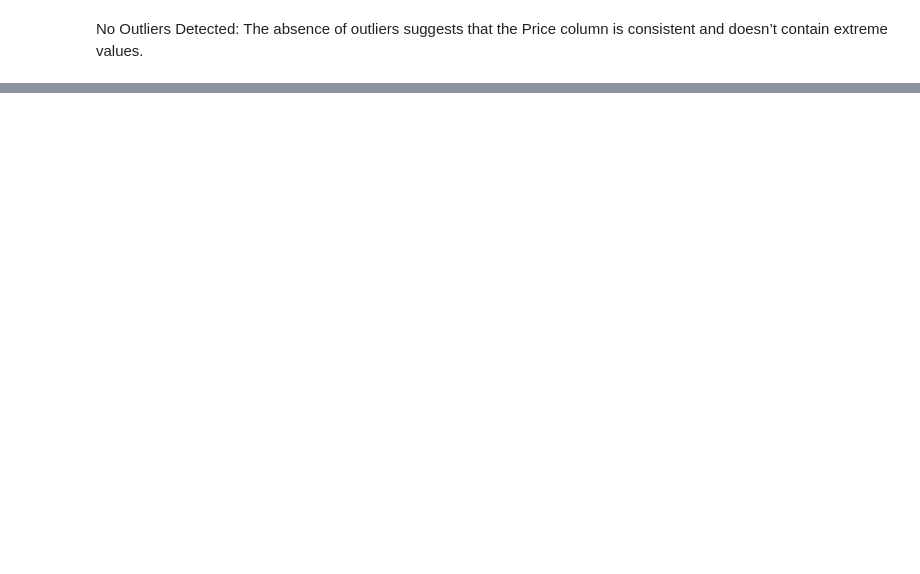
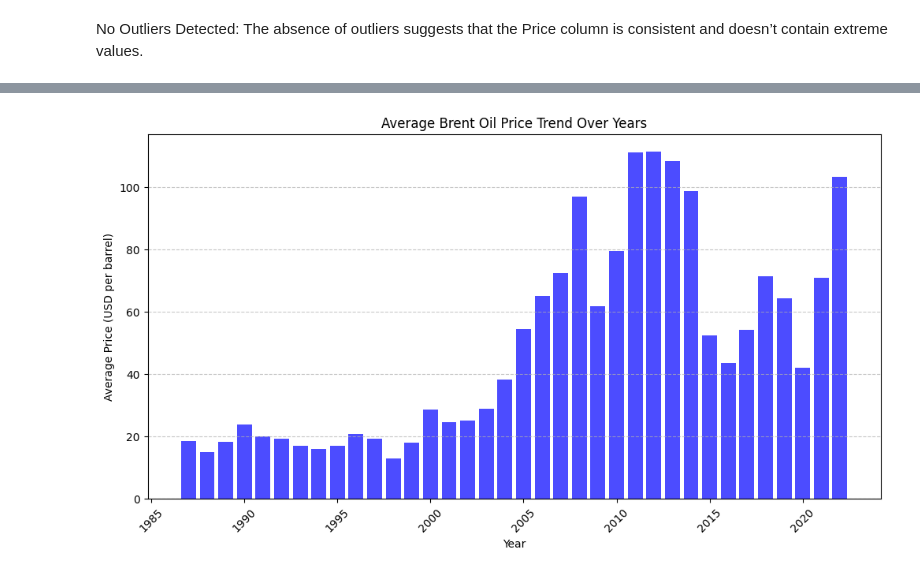
Before and after one commit to dagiteferi/brent-price-change-analysis, a Jupyter notebook: notebooks/eda.ipynb, the cells around one changed output, grey strips where cells are left out. Cells and saved outputs as stored; diff of their text form; code cells hidden in the pictures; blank space fills up the shorter version.

```diff
--- a/notebooks/eda.ipynb
+++ b/notebooks/eda.ipynb
@@ -80,0 +110,4 @@ No Outliers Detected: The absence of outliers suggests that the Price column is
+# %%
+plot_price_trend_over_years(data)
+# %% [output]
+[figure, added]
```
Also changed, not shown: parts of 10 cells of this notebook, 1 other file.
